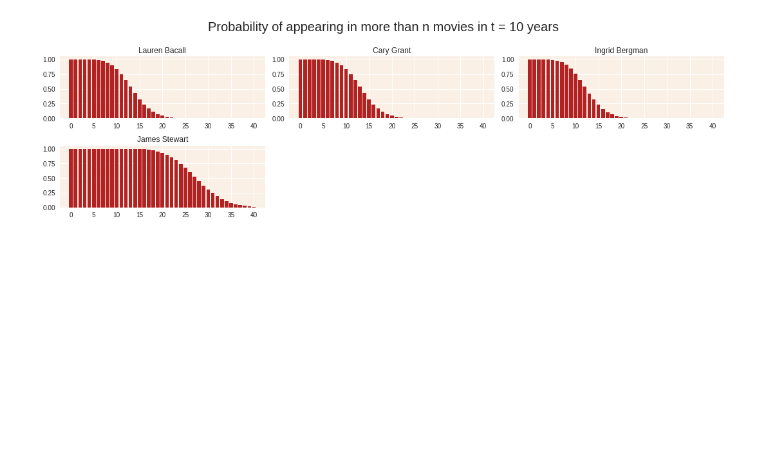
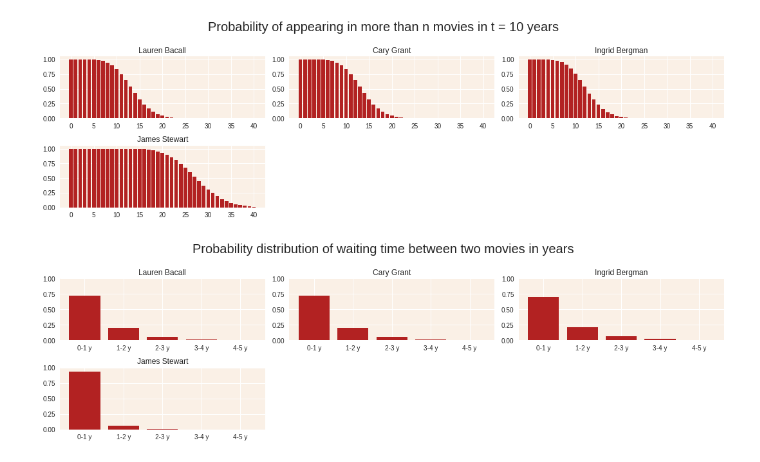
Before and after one commit to MaximeKan/Statistical-Modeling, a Jupyter notebook: Actors_movie_counts.ipynb, the cells around one changed output. Cells and saved outputs as stored; diff of their text form; code cells hidden in the pictures; blank space fills up the shorter version.

Commit message:
Added exponential waiting time bar plots

```diff
--- a/Actors_movie_counts.ipynb
+++ b/Actors_movie_counts.ipynb
@@ -225,3 +223,31 @@ def plot_cdf_actors(actors, t):
 plot_cdf_actors(actors, 10)
 # %% [output]
 [figure]
+# %%
+def waiting_time(lambda_param, t):
+  return np.exp(-lambda_param*(t-1)) - np.exp(-lambda_param*t)
+# %%
+def plot_waiting_time_actor(ax, actor_name):
+  lambda_param = lambda_actors[lambda_actors.primaryName == actor_name]["lambda"].iloc[0]
+  t_list = np.linspace(1,5,5, dtype = int)
+  waiting_time_list = np.array([waiting_time(lambda_param, t) for t in t_list])
+  x_axis = [str(t-1) + "-" + str(t) + " y" for t in t_list]
+  ax.bar(x_axis, waiting_time_list, color = 'firebrick')
+  ax.set_yticks(np.linspace(0,1,5))
+  ax.set_title(actor_name)
+  ax.set_facecolor("linen")
+
+def plot_waiting_time_actors(actors):
+  n = len(actors)
+  k = round(n/3+0.5)
+  fig, axes = plt.subplots(k,3, figsize = (15,4))
+  for ax, actor_name in zip(axes.ravel(), actors):
+    plot_waiting_time_actor(ax, actor_name)
+  for i in range(n,k*3):
+    fig.delaxes(axes.ravel()[i])
+  fig.suptitle("Probability distribution of waiting time between two movies in years", y = 1.1, fontsize = 20)
+  fig.tight_layout()
+# %%
+plot_waiting_time_actors(actors)
+# %% [output]
+[figure, added]
```
Also changed, not shown: parts of 3 cells of this notebook.
